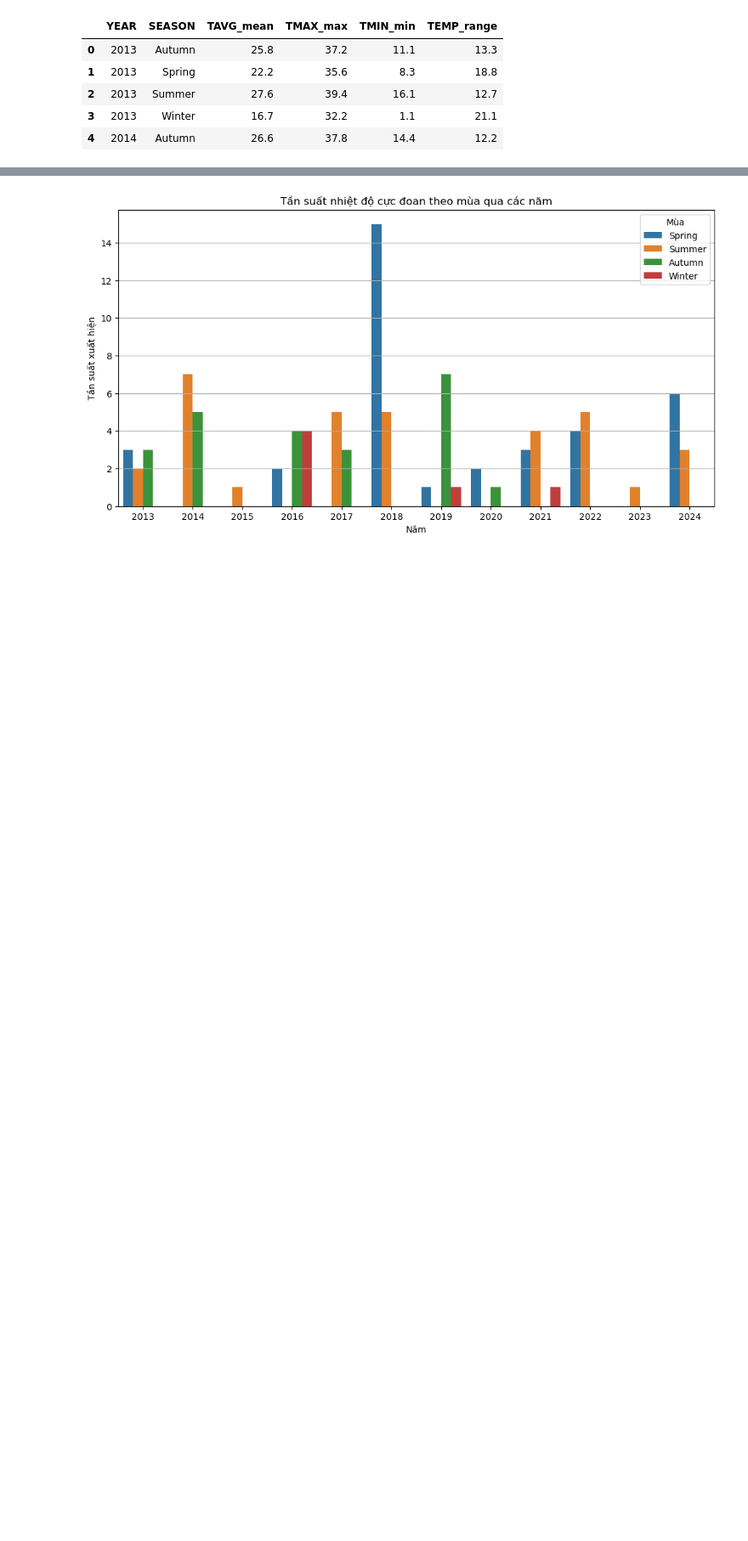
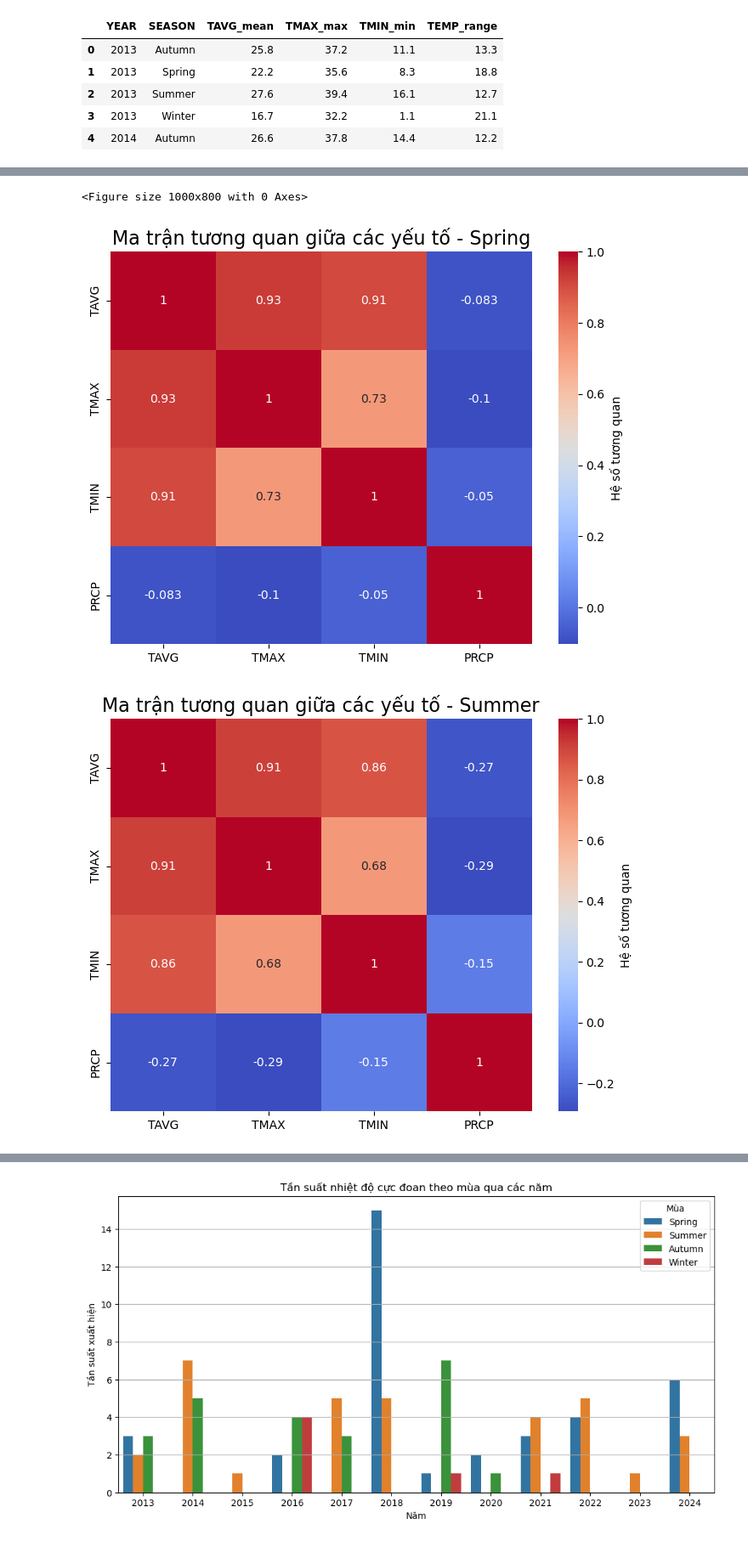
Before and after one commit to huyvanzzz/Data-Processing-Programming, a Jupyter notebook: Temperature_by_season.ipynb, the cells around one changed output, grey strips where cells are left out. Shown at 85% size. Cells and saved outputs as stored; diff of their text form; code cells hidden in the pictures; blank space fills up the shorter version.

```diff
--- a/Temperature_by_season.ipynb
+++ b/Temperature_by_season.ipynb
@@ -109,0 +116,15 @@ plt.show()
+# %%
+# Ma trận tương quan cho từng mùa
+plt.figure(figsize=(10, 8))
+for season in season_order:
+    season_data = df[df['SEASON'] == season][['TAVG', 'TMAX', 'TMIN', 'PRCP']]
+    corr_matrix = season_data.corr()
+
+    plt.figure(figsize=(8, 6))
+    sns.heatmap(corr_matrix, annot=True, cmap='coolwarm', cbar_kws={"label": "Hệ số tương quan"})
+    plt.title(f'Ma trận tương quan giữa các yếu tố - {season}', fontsize=16)
+    plt.show()
+# %% [output]
+<Figure size 1000x800 with 0 Axes>
+[figure, added]
+[figure, added]
```
Also changed, not shown: parts of 12 cells of this notebook.
